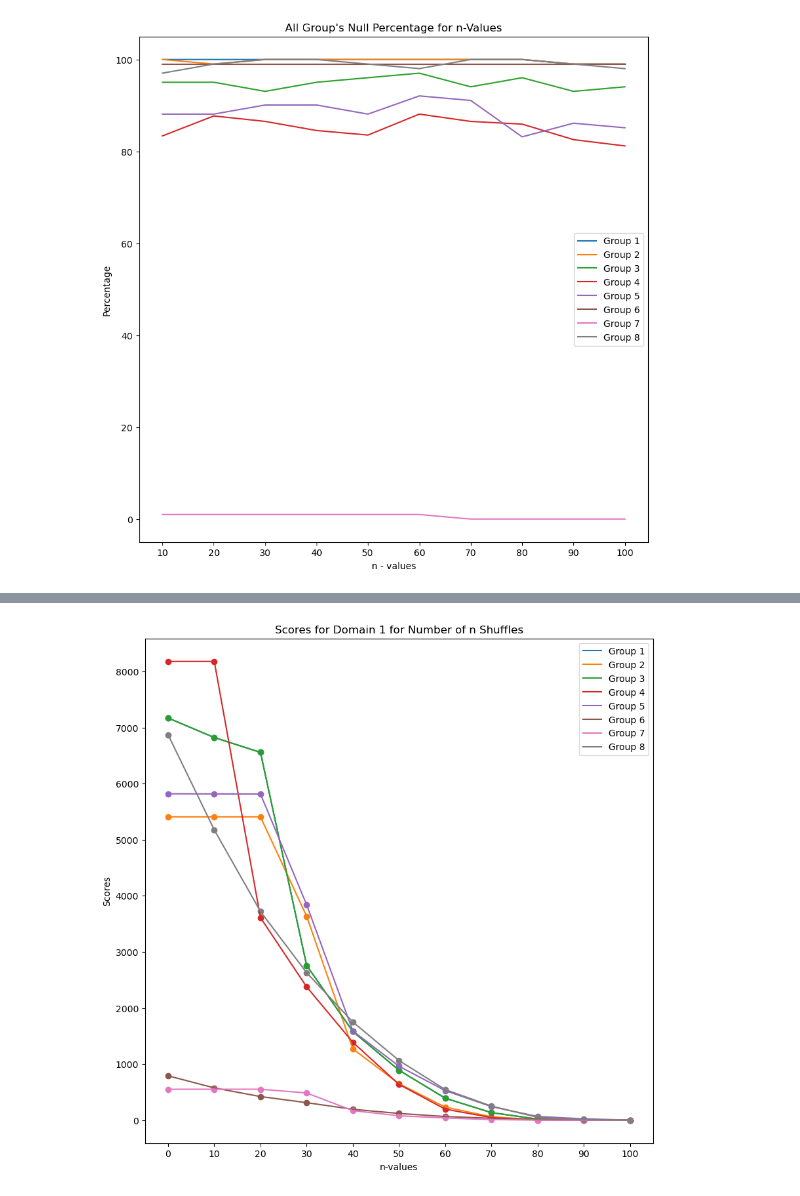
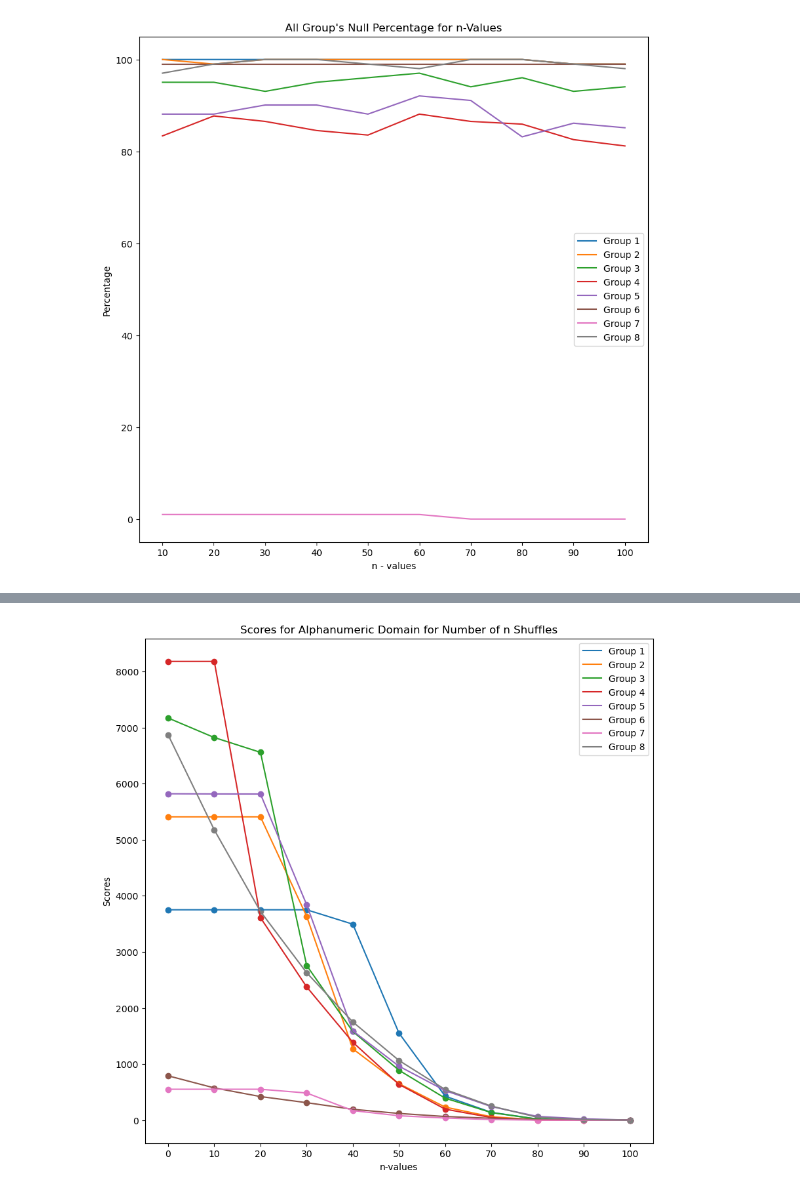
Before and after one commit to Mg4145/g3-A-Magical-Code, a Jupyter notebook: analysis/analysis.ipynb, the cells around one changed output, grey strips where cells are left out. Cells and saved outputs as stored; diff of their text form; code cells hidden in the pictures.

```diff
--- a/analysis/analysis.ipynb
+++ b/analysis/analysis.ipynb
@@ -188,5 +208,5 @@ def get_domain_scores(group, domain, batch):
 # %%
-g1_1_scores = get_domain_scores("3", "1", "2")
+g1_1_scores = get_domain_scores("1", "1", "2")
 g2_1_scores = get_domain_scores("2", "1", "2")
 g3_1_scores = get_domain_scores("3", "1", "2")
 g4_1_scores = get_domain_scores("4", "1", "2")
@@ -199,33 +219,33 @@ n_values = list(range(0, 110, 10))
 groups = list(range(1, 9))
 
 plt.figure(figsize=(10, 10))
 plt.xlabel("n-values")
 plt.ylabel("Scores")
-plt.title("Scores for Domain 1 for Number of n Shuffles")
+plt.title("Scores for Alphanumeric Domain for Number of n Shuffles")
 
 plt.plot(n_values, g1_1_scores, label = "Group 1")
 plt.plot(n_values, g2_1_scores, label = "Group 2")
 plt.plot(n_values, g3_1_scores, label = "Group 3")
 plt.plot(n_values, g4_1_scores, label = "Group 4")
 plt.plot(n_values, g5_1_scores, label = "Group 5")
 plt.plot(n_values, g6_1_scores, label = "Group 6")
 plt.plot(n_values, g7_1_scores, label = "Group 7")
 plt.plot(n_values, g8_1_scores, label = "Group 8")
 
 plt.scatter(n_values, g1_1_scores)
 plt.scatter(n_values, g2_1_scores)
 plt.scatter(n_values, g3_1_scores)
 plt.scatter(n_values, g4_1_scores)
 plt.scatter(n_values, g5_1_scores)
 plt.scatter(n_values, g6_1_scores)
 plt.scatter(n_values, g7_1_scores)
 plt.scatter(n_values, g8_1_scores)
 
 plt.xticks(n_values)
 # plt.yticks(n_values)
 
 plt.legend()
 plt.show()
 # %% [output]
-[figure, old version]
+[figure, new version]
 # %%
```
Also changed, not shown: parts of 12 cells of this notebook.
